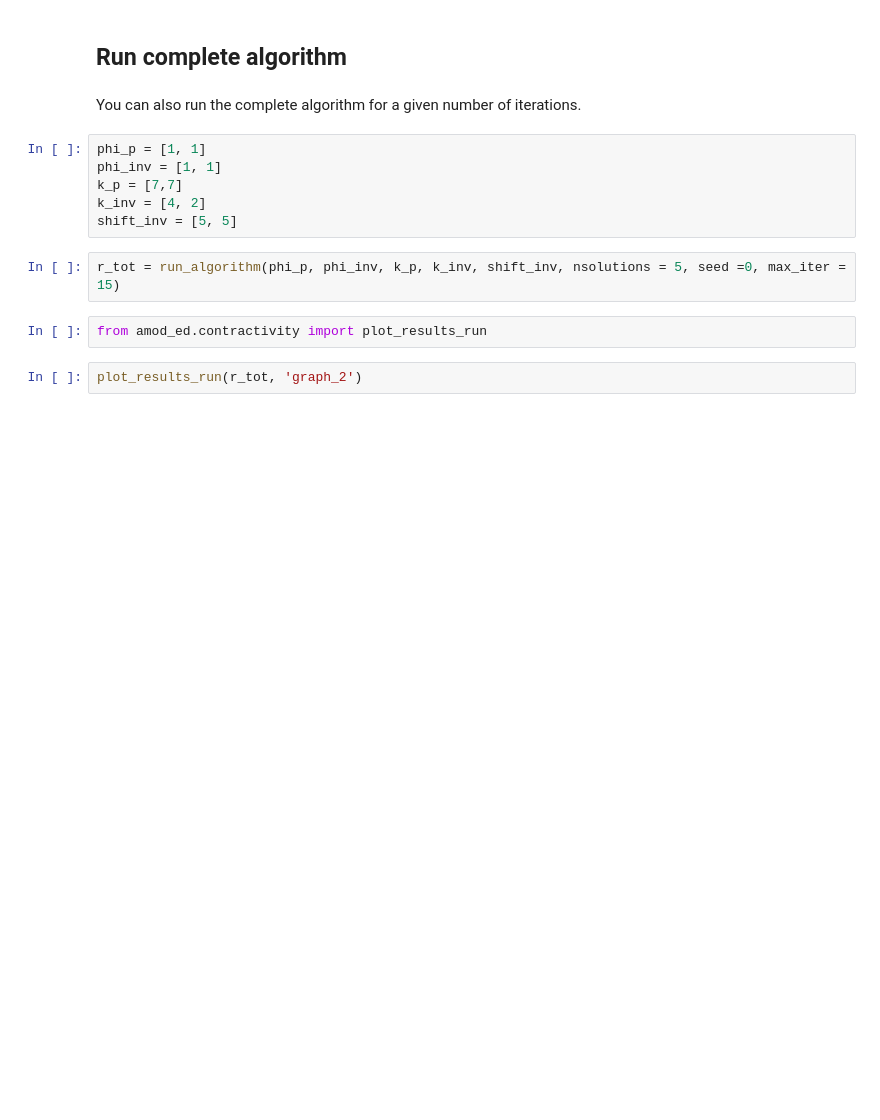
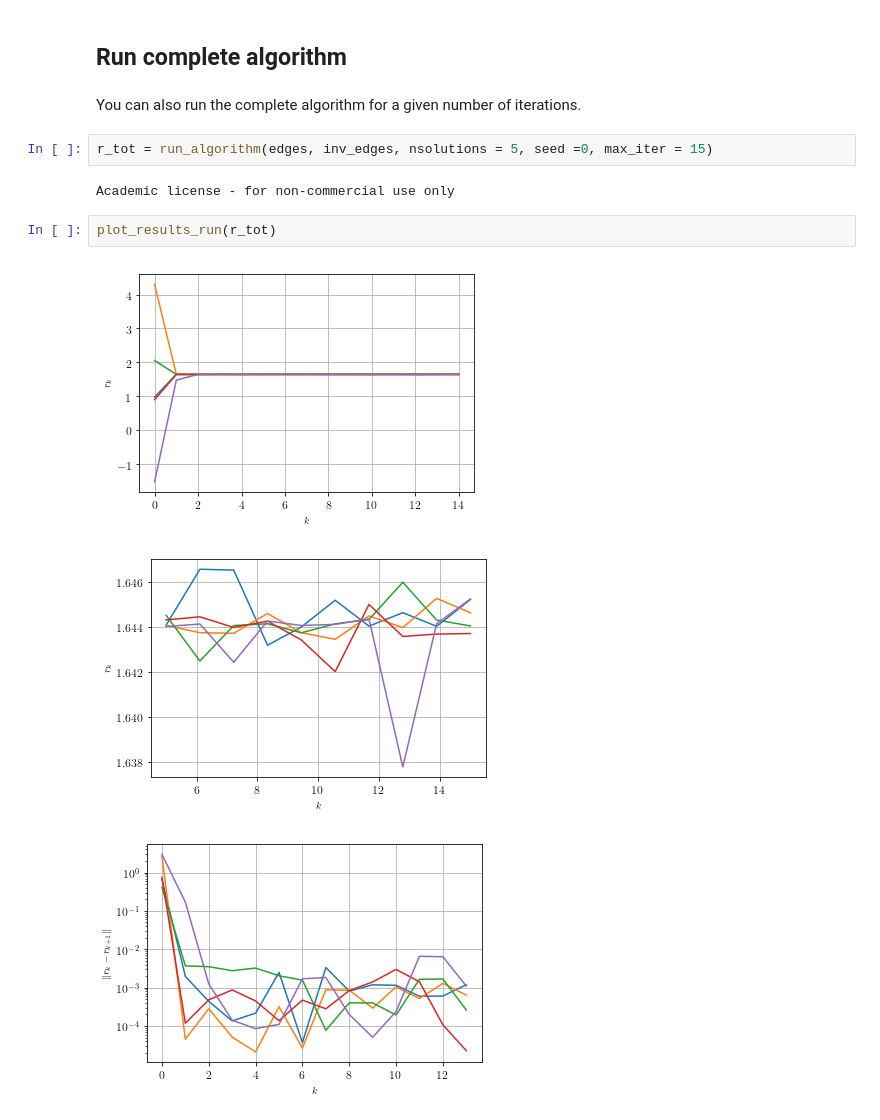
Before and after one commit to LucasFuentesValenzuela/ICU, a Jupyter notebook: fixed_point_methods/Contractivity analysis _ more complex networks.ipynb, the cells around one changed output. Drawn from its saved outputs; the diff is of its cells as text; blank space fills up the shorter version.

```diff
--- a/fixed_point_methods/Contractivity analysis _ more complex networks.ipynb
+++ b/fixed_point_methods/Contractivity analysis _ more complex networks.ipynb
@@ -122,15 +152,13 @@ np.max(rat)
 ## Run complete algorithm
 # %% [markdown]
 You can also run the complete algorithm for a given number of iterations.
-# %%
-phi_p = [1, 1]
-phi_inv = [1, 1]
-k_p = [7,7]
-k_inv = [4, 2]
-shift_inv = [5, 5]
 # %%
-r_tot = run_algorithm(phi_p, phi_inv, k_p, k_inv, shift_inv, nsolutions = 5, seed =0, max_iter = 15)
+r_tot = run_algorithm(edges, inv_edges, nsolutions = 5, seed =0, max_iter = 15)
+# %% [output]
+Academic license - for non-commercial use only
-# %%
-from amod_ed.contractivity import plot_results_run
 # %%
-plot_results_run(r_tot, 'graph_2')
+plot_results_run(r_tot)
+# %% [output]
+[figure, added]
+[figure, added]
+[figure, added]
```
Also changed, not shown: parts of 25 cells of this notebook, 5 other files.
